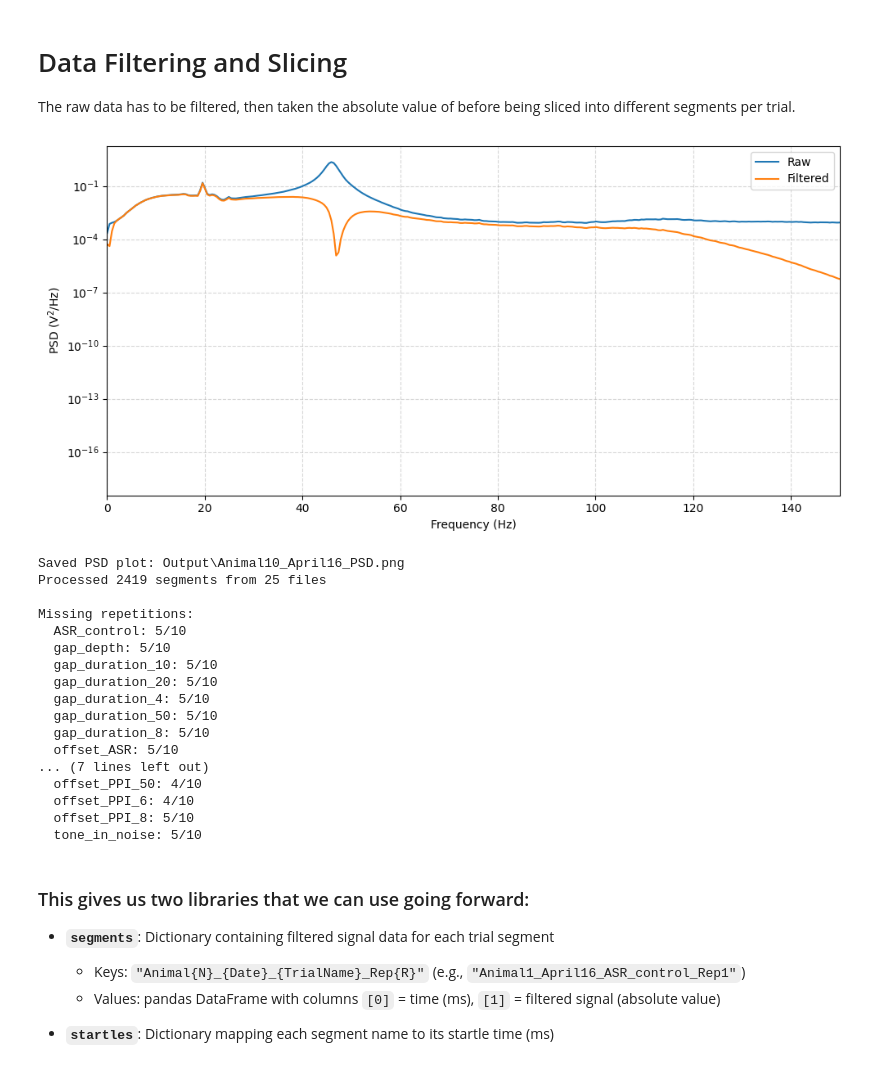
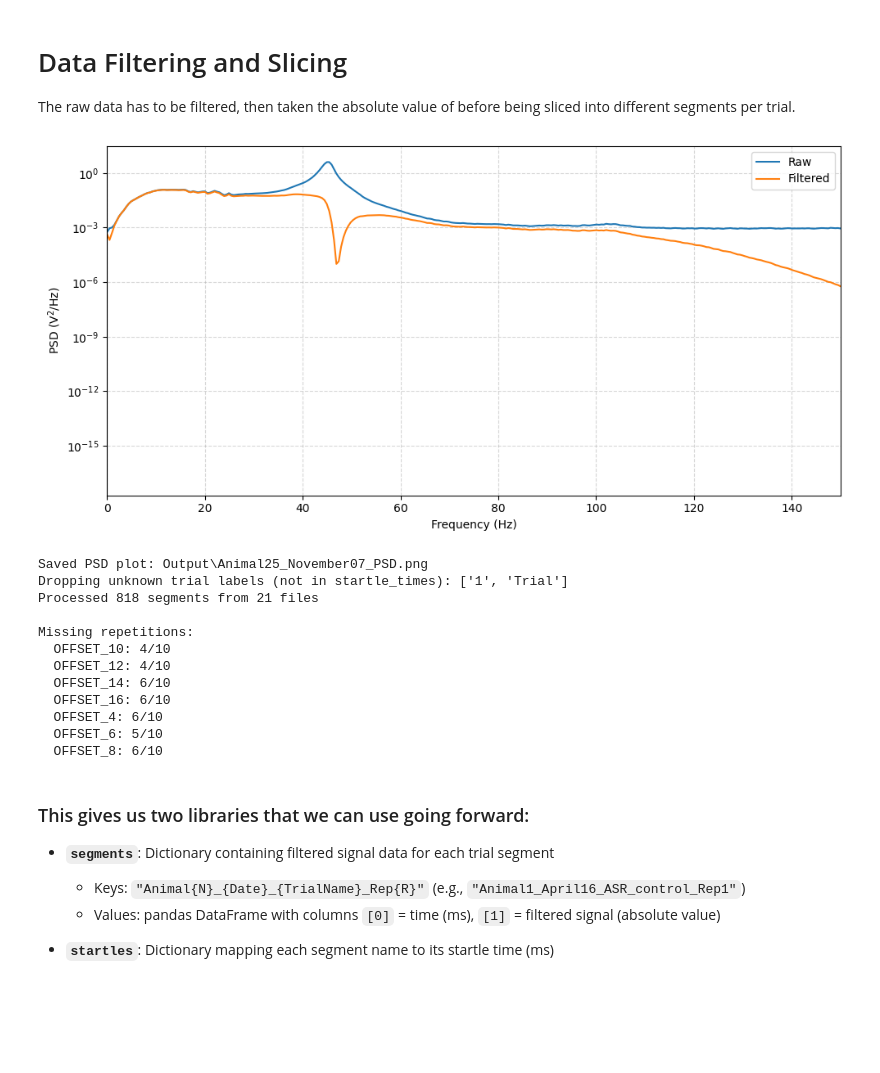
Before and after one commit to Lara-Kolb/Startle-Response-Analysis, a Jupyter notebook: Main.ipynb, the cells around one changed output. Saved outputs shown, nothing was run; the diff lists cells and outputs as text; code cells hidden in the pictures; blank space fills up the shorter version.

Commit message:
2022 data processing

```diff
--- a/Main.ipynb
+++ b/Main.ipynb
@@ -23,10 +23,10 @@ from scipy.stats import linregress, spearmanr
 Sorted by importance. Change `input_folder` to the folder containing your data.
 # %%
 # Basic Settings
-input_folder = "Combined Data" # - - - - - - - - - - - - -  folder containing your data files; set to "" to use example data
+input_folder = "2022" # - - - - - - - - - - - - -  folder containing your data files; set to "" to use example data
+output_folder = "Output" # - - - - - - - - - - folder to save generated images
 example_folder = "15740400" # - - - - - - - -  folder containing the exemplary data files; fallback if input_folder is ""
 exemplary_output_folder = "Exemplary Output" # folder to save generated images for exemplary data
-output_folder = "Output" # - - - - - - - - - - folder to save generated images
 repetition_count = 10 # - - - - - - - - - - -  number of repetitions per experiment
 animal_no_from_table = False # - - - - - - - - set to True if animal numbers are to be taken from the Animal.No. column in the data table; False to extract from filename
 
@@ -104,7 +104,14 @@ startle_times = {
     "offset_PPI_6":     10006,
     "offset_PPI_8":     10008,
     "offset_PPI_50":    10050,
-    "tone_in_noise":    10100
+    "tone_in_noise":    10100,
+    "OFFSET_4":         10004,
+    "OFFSET_6":         10006,
+    "OFFSET_8":         10008,
+    "OFFSET_10":        10010,
+    "OFFSET_12":        10012,
+    "OFFSET_14":        10014,
+    "OFFSET_16":        10016
 }
 # %% [markdown]
 ---
@@ -115,9 +122,12 @@ The raw data has to be filtered, then taken the absolute value of before being s
 # %%
 mpl.rcParams["text.usetex"] = False
 
+
 os.makedirs(output_folder, exist_ok=True) if input_folder != "" else os.makedirs(exemplary_output_folder, exist_ok=True)
 
+
 first_psd_saved = False
+
 
 # --- Filter functions ---
 def butter_bandpass(lowcut, highcut, fs, order=4):
@@ -127,6 +137,7 @@ def butter_bandpass(lowcut, highcut, fs, order=4):
     b, a = butter(order, [low, high], btype='band')
     return b, a
 
+
 def butter_bandstop(lowcut, highcut, fs, order=4):
     nyq = 0.5 * fs
     low = lowcut / nyq
@@ -134,7 +145,14 @@ def butter_bandstop(lowcut, highcut, fs, order=4):
     b, a = butter(order, [low, high], btype='bandstop')
     return b, a
 
+
 def apply_filters(signal, fs):
+    # Ensure numeric array (coerce bad strings to NaN, then interpolate/zero-fill)
+    signal = pd.to_numeric(np.asarray(signal).ravel(), errors='coerce').astype(np.float64)
+    if not np.isfinite(signal).all():
+        signal = pd.Series(signal).interpolate(limit_direction='both').fillna(0.0).to_numpy()
+
+
     # Bandpass 1-120 Hz
     b_bp, a_bp = butter_bandpass(bp_lowcut, bp_highcut, fs, order)
     filtered = filtfilt(b_bp, a_bp, signal)
@@ -147,11 +165,14 @@ def apply_filters(signal, fs):
         filtered = uniform_filter1d(filtered, size=window_size)
     return filtered
 
+
 # --- Process files and build library ---
 segments = {}
 startles = {}
 
+
 files = [f for f in os.listdir(input_folder) if f.lower().endswith(".csv")] if input_folder != "" else [f for f in os.listdir(example_folder) if f.lower().endswith(".csv")]
+
 
 for filename in files:
     filepath = os.path.join(input_folder if input_folder != "" else example_folder, filename)
@@ -205,6 +226,16 @@ for filename in files:
 
     # --- Segment the data by trial ---
     df['trial'] = df.iloc[:, name_column]
+    df = df[df['trial'].notna()].copy()  # drop rows without trial labels
+    df['trial'] = df['trial'].astype(str).str.strip()
+    # Drop rows where trial is literally the string "nan" after astype
+    df = df[df['trial'].str.lower() != 'nan'].copy()
+    # Keep only known trials
+    unknown_trials = sorted(set(df['trial']) - set(startle_times.keys()))
+    if verbose and unknown_trials:
+        print(f"Dropping unknown trial labels (not in startle_times): {unknown_trials}")
+    df = df[df['trial'].isin(startle_times.keys())].copy()
+
     df['trial_shift'] = df['trial'].shift(1)
     df['new_segment'] = df['trial'] != df['trial_shift']
     df['segment_id'] = df['new_segment'].cumsum()
@@ -213,51 +244,48 @@ for filename in files:
 
     for segment_id, segment_df in df.groupby('segment_id'):
         trial_name = segment_df.iloc[0]['trial']
         repetition[trial_name] = repetition.get(trial_name, 0) + 1
 
         segment_startle = startle_times.get(trial_name)
         if segment_startle is None:
             raise Exception(f"Missing startle time for {trial_name}. Please make sure it is included in the startle_times dictionary.")
 
         segment_name = f"{animal_str}_{date}_{trial_name}_Rep{repetition[trial_name]}"
 
         segment_length = len(segment_df)
         time_col = np.arange(0, segment_length * 2, 2)
         segment_data = pd.DataFrame({
             0: time_col,
             1: segment_df.iloc[:, value_column].values
         })
 
         segments[segment_name] = segment_data
         startles[segment_name] = segment_startle
 
+
 # Count repetitions per experiment
 counts = Counter([segment_df.iloc[0]['trial'] for _, segment_df in df.groupby('segment_id')])
+
 
 if verbose:
     print(f"Processed {len(segments)} segments from {len(files)} files")
     print("\nMissing repetitions:") if any(count < repetition_count for count in counts.values()) else print("\nAll experiments have the correct number of repetitions.")
     for name, count in sorted(counts.items()):
         print(f"  {name}: {count}/{repetition_count}") if count < repetition_count else None
 # %% [output]
-[figure, old version]
+[figure, new version]
-Saved PSD plot: Output\Animal10_April16_PSD.png
-Processed 2419 segments from 25 files
+Saved PSD plot: Output\Animal25_November07_PSD.png
+Dropping unknown trial labels (not in startle_times): ['1', 'Trial']
+Processed 818 segments from 21 files
 
 Missing repetitions:
-  ASR_control: 5/10
-  gap_depth: 5/10
-  gap_duration_10: 5/10
-  gap_duration_20: 5/10
-  gap_duration_4: 5/10
-  gap_duration_50: 5/10
-  gap_duration_8: 5/10
-  offset_ASR: 5/10
-... (7 lines left out)
-  offset_PPI_50: 4/10
-  offset_PPI_6: 4/10
-  offset_PPI_8: 5/10
-  tone_in_noise: 5/10
+  OFFSET_10: 4/10
+  OFFSET_12: 4/10
+  OFFSET_14: 6/10
+  OFFSET_16: 6/10
+  OFFSET_4: 6/10
+  OFFSET_6: 5/10
+  OFFSET_8: 6/10
 # %% [markdown]
 ### This gives us two libraries that we can use going forward:
 
```
Also changed, not shown: parts of 11 cells of this notebook, 1 other file.
